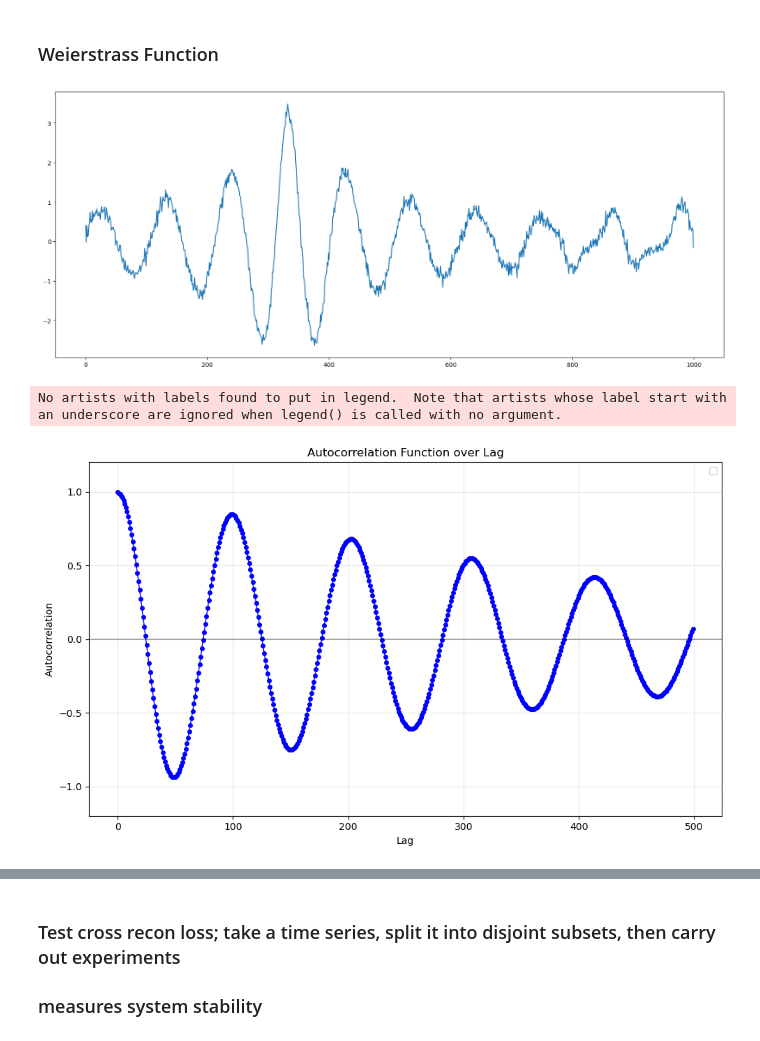
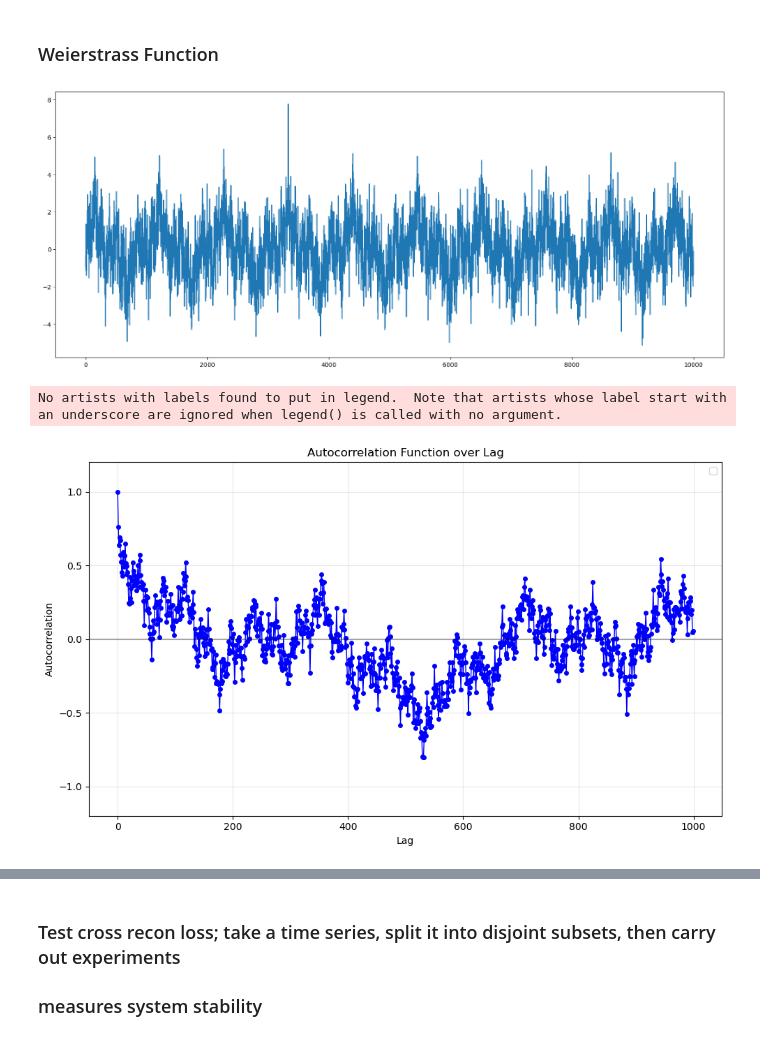
Before and after one commit to seeingquietjohn/ShannonsWiener, a Jupyter notebook: EmbeddingBench.ipynb, the cells around one changed output, grey strips where cells are left out. Drawn from its saved outputs; the diff is of its cells as text; code cells hidden in the pictures.

```diff
--- a/EmbeddingBench.ipynb
+++ b/EmbeddingBench.ipynb
@@ -161,10 +185,10 @@ plot_recurrence(lgm, 0.1*np.std(lgm), 2, 1)
 # %% [markdown]
 ### Weierstrass Function
 # %%
-ts_length = 1000
+ts_length = 10000
 x_val = np.linspace(-2*np.pi, 4*np.pi, ts_length)
-a = 0.7
-b = 1.1
+a = 0.87
+b = 3.0
 max_n = 100
 
 wire = weierstrass(x_val, a, b, max_n) + np.random.normal(0, 0.1, ts_length)
@@ -173,12 +197,12 @@ plt.figure(figsize=(20,8))
 plt.plot(wire)
 plt.show()
 # %% [output]
-[figure, old version]
+[figure, new version]
 # %%
-acf_wire = plot_acf(wire, 500)
+acf_wire = plot_acf(wire, 1000)
 # %% [output]
 No artists with labels found to put in legend.  Note that artists whose label start with an underscore are ignored when legend() is called with no argument.
-[figure, old version]
+[figure, new version]
 # %%
 plot_delay(wire, 20)
 # %% [output]
```
Also changed, not shown: parts of 5 cells of this notebook.
